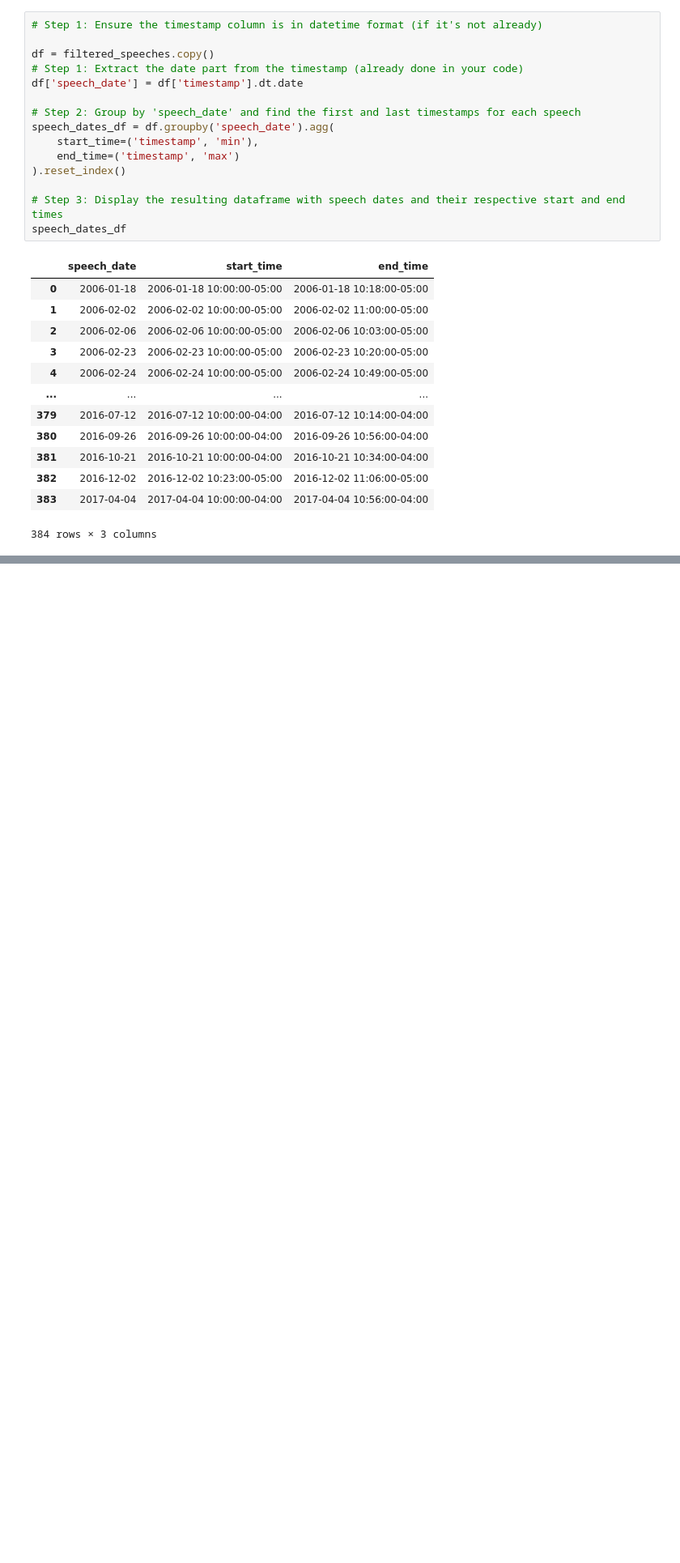
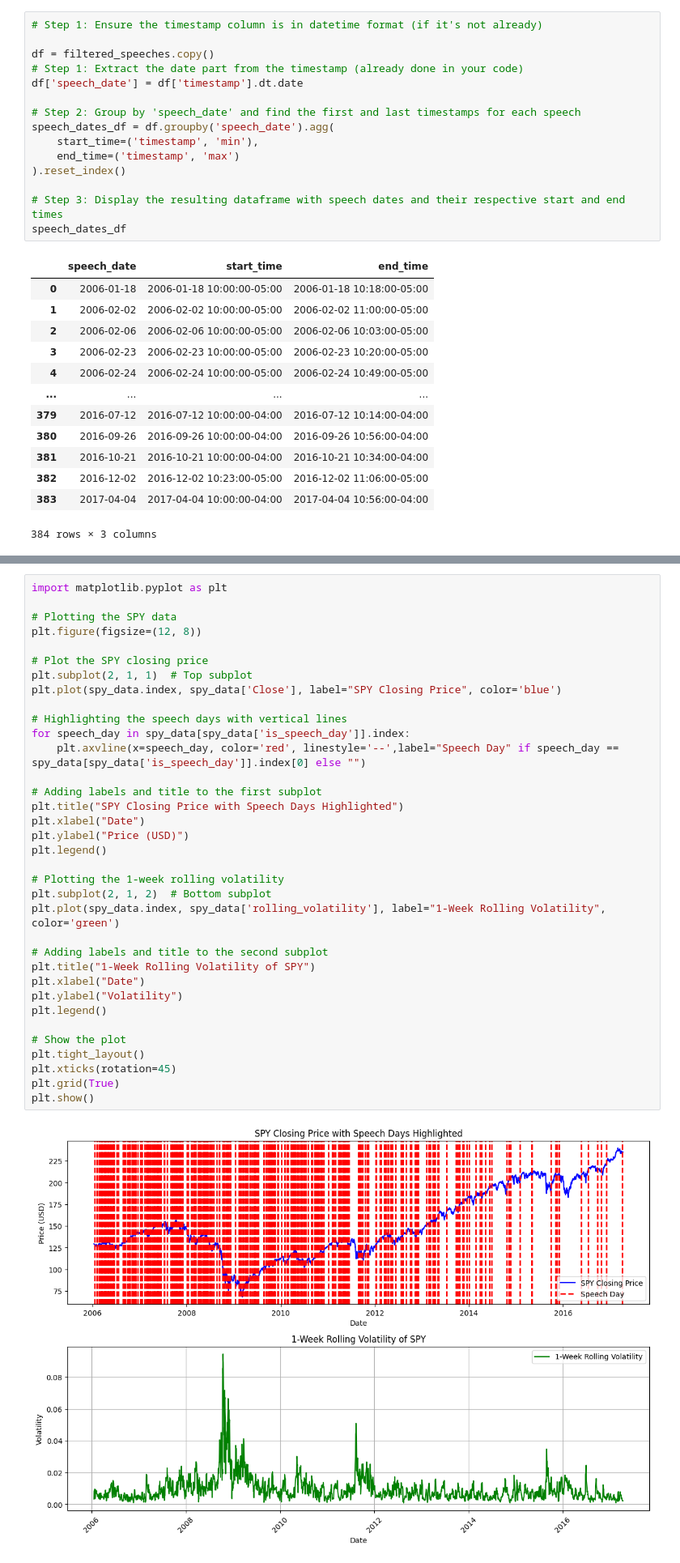
Before and after one commit to quantfin-sfpolimi/cb-impact-nlps, a Jupyter notebook: volatility.ipynb, the cells around one changed output, grey strips where cells are left out. Shown: that part at 81% size. Drawn from its saved outputs; the diff is of its cells as text; blank space fills up the shorter version.

Commit message:
Analyzed volatility from 2006 to 2017 in a jupyter notebook

```diff
--- a/volatility.ipynb
+++ b/volatility.ipynb
@@ -204,0 +158,37 @@ Index: []
+# %%
+import matplotlib.pyplot as plt
+
+# Plotting the SPY data
+plt.figure(figsize=(12, 8))
+
+# Plot the SPY closing price
+plt.subplot(2, 1, 1)  # Top subplot
+plt.plot(spy_data.index, spy_data['Close'], label="SPY Closing Price", color='blue')
+
+# Highlighting the speech days with vertical lines
+for speech_day in spy_data[spy_data['is_speech_day']].index:
+    plt.axvline(x=speech_day, color='red', linestyle='--',label="Speech Day" if speech_day == spy_data[spy_data['is_speech_day']].index[0] else "")
+
+# Adding labels and title to the first subplot
+plt.title("SPY Closing Price with Speech Days Highlighted")
+plt.xlabel("Date")
+plt.ylabel("Price (USD)")
+plt.legend()
+
+# Plotting the 1-week rolling volatility
+plt.subplot(2, 1, 2)  # Bottom subplot
+plt.plot(spy_data.index, spy_data['rolling_volatility'], label="1-Week Rolling Volatility", color='green')
+
+# Adding labels and title to the second subplot
+plt.title("1-Week Rolling Volatility of SPY")
+plt.xlabel("Date")
+plt.ylabel("Volatility")
+plt.legend()
+
+# Show the plot
+plt.tight_layout()
+plt.xticks(rotation=45)
+plt.grid(True)
+plt.show()
+# %% [output]
+[figure, added]
```
Also changed, not shown: parts of 3 cells of this notebook.
